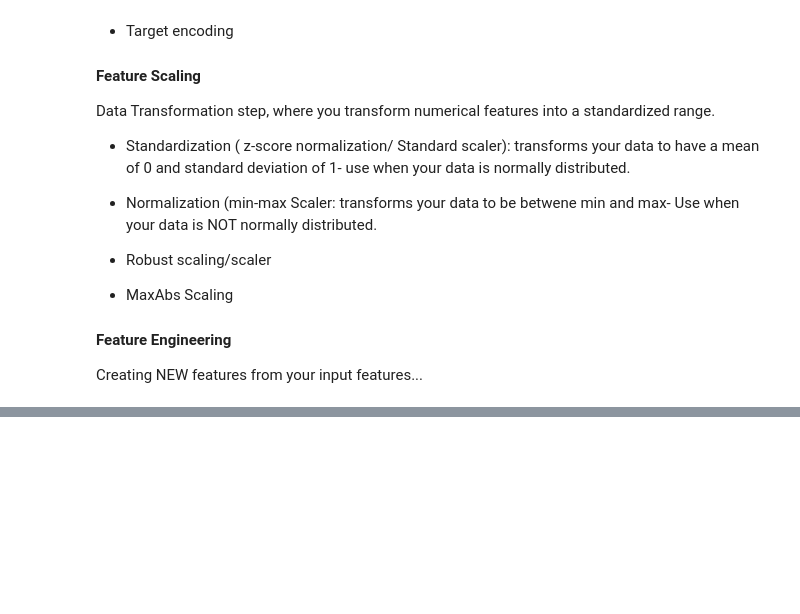
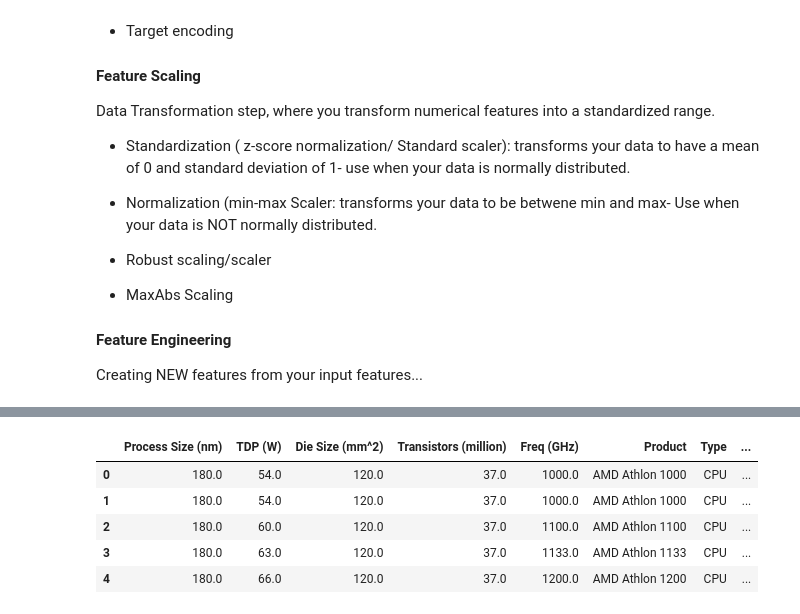
Before and after one commit to WamzMwangi/Machine_Learning_Foundations, a Jupyter notebook: Data-cleaning-and-preprocessing/data-preparation-project.ipynb, the cells around one changed output, grey strips where cells are left out. Saved outputs shown, nothing was run; the diff lists cells and outputs as text; code cells hidden in the pictures; blank space fills up the shorter version.

```diff
--- a/Data-cleaning-and-preprocessing/data-preparation-project.ipynb
+++ b/Data-cleaning-and-preprocessing/data-preparation-project.ipynb
@@ -406,0 +447,10 @@ There are 2 main model validation techniques, which are further broken down into
+# %%
+#Now let's go back to our regression task-predicting TDP
+clean_data.head()
+# %% [output]
+|  | Process Size (nm) | TDP (W) | Die Size (mm^2) | Transistors (million) | Freq (GHz) | Product | Type | ... |
+| 0 | 180.0 | 54.0 | 120.0 | 37.0 | 1000.0 | AMD Athlon 1000 | CPU | ... |
+| 1 | 180.0 | 54.0 | 120.0 | 37.0 | 1000.0 | AMD Athlon 1000 | CPU | ... |
+| 2 | 180.0 | 60.0 | 120.0 | 37.0 | 1100.0 | AMD Athlon 1100 | CPU | ... |
+| 3 | 180.0 | 63.0 | 120.0 | 37.0 | 1133.0 | AMD Athlon 1133 | CPU | ... |
+| 4 | 180.0 | 66.0 | 120.0 | 37.0 | 1200.0 | AMD Athlon 1200 | CPU | ... |
```
Also changed, not shown: parts of 23 cells of this notebook.
